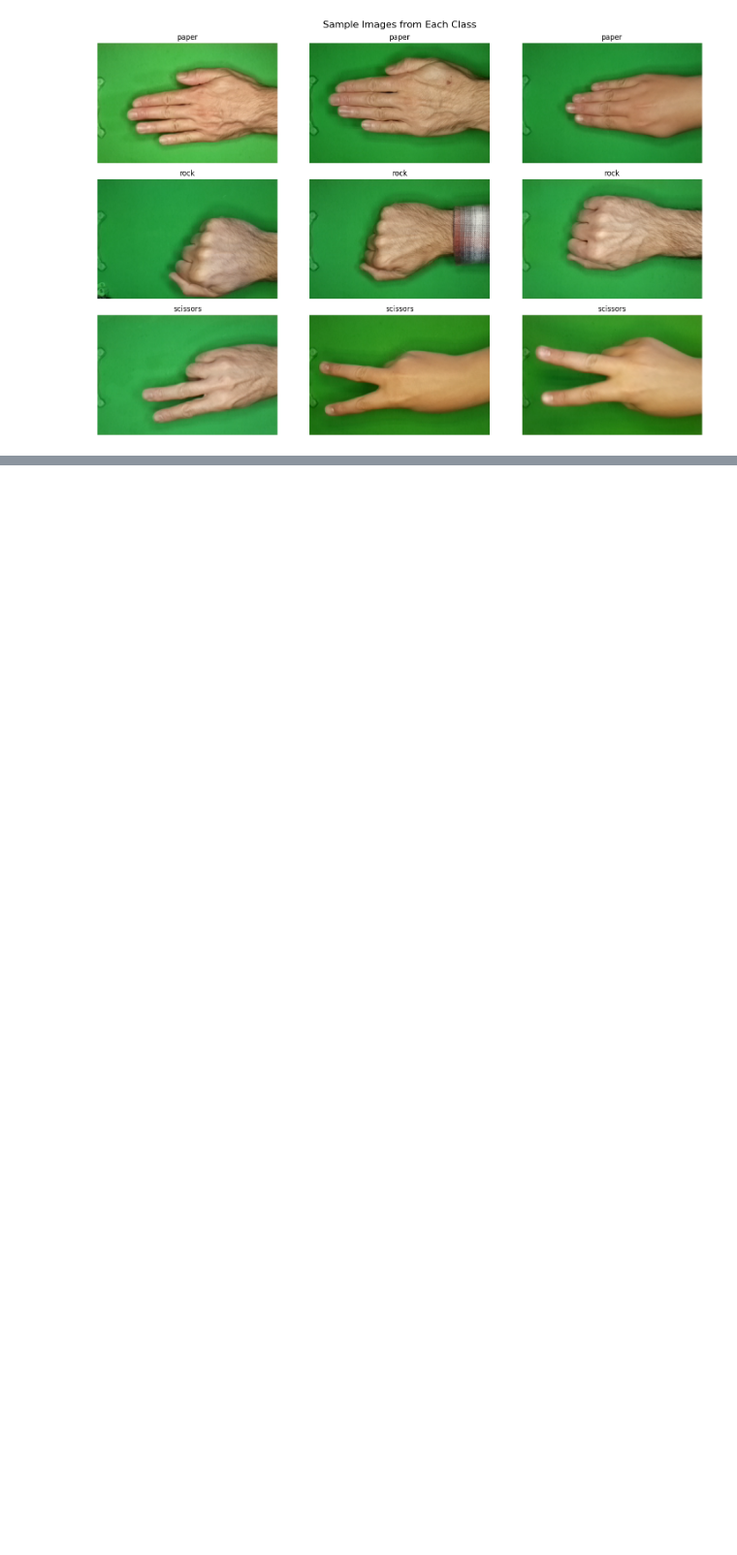
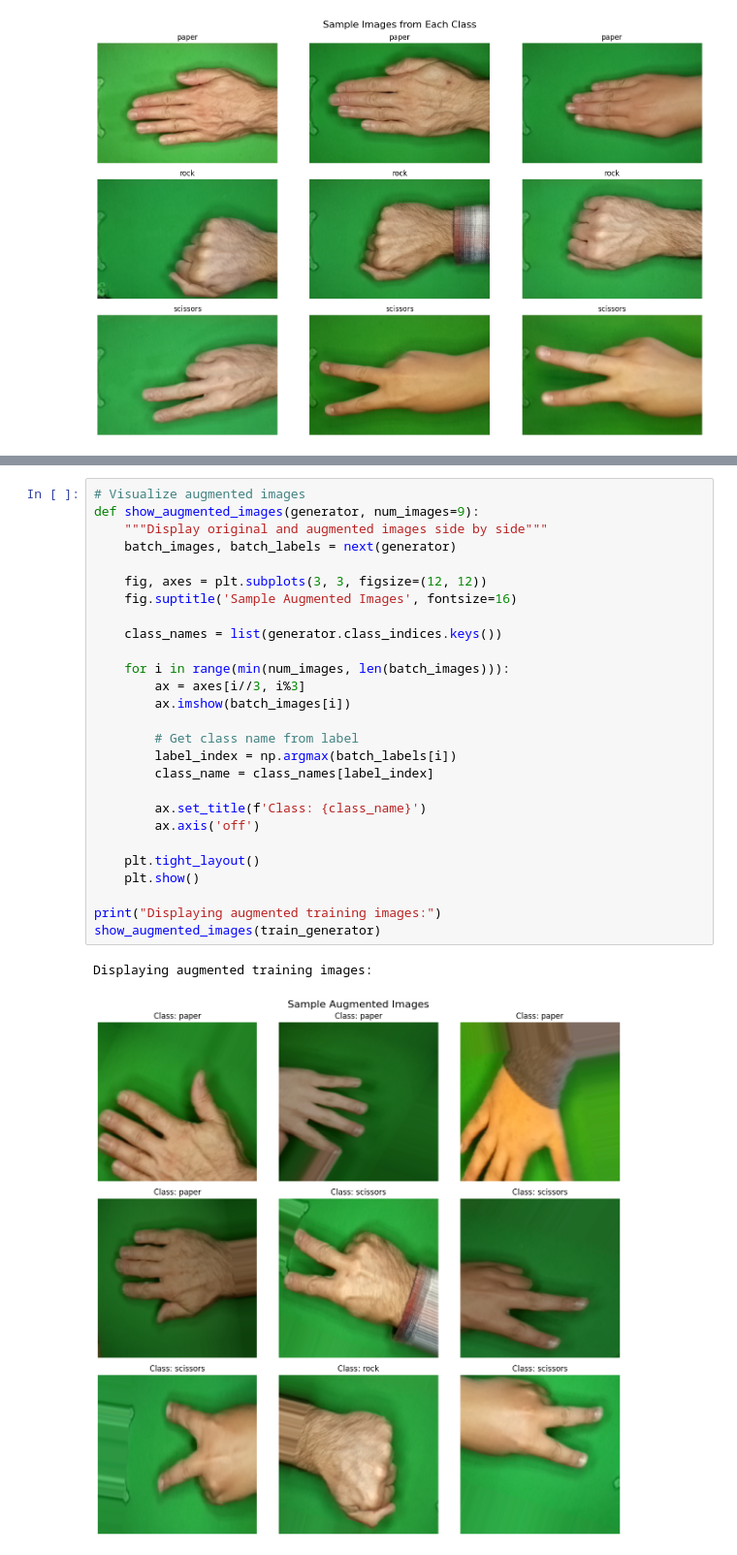
Before and after one commit to Azvier/cnn-rock-paper-scissors, a Jupyter notebook: notebooks/rock-paper-scissors.ipynb, the cells around one changed output, grey strips where cells are left out. Shown at 97% size. Drawn from its saved outputs; the diff is of its cells as text; blank space fills up the shorter version.

Commit message:
feat(rps-notebook): created data generator with rescaling to fit transfer learning model standard size
- image augmentation and rescaling for train data
- only rescaling for validation data

```diff
--- a/notebooks/rock-paper-scissors.ipynb
+++ b/notebooks/rock-paper-scissors.ipynb
@@ -71,0 +139,30 @@ display_sample_images(dataset_path, classes)
+# %%
+# Visualize augmented images
+def show_augmented_images(generator, num_images=9):
+    """Display original and augmented images side by side"""
+    batch_images, batch_labels = next(generator)
+
+    fig, axes = plt.subplots(3, 3, figsize=(12, 12))
+    fig.suptitle('Sample Augmented Images', fontsize=16)
+
+    class_names = list(generator.class_indices.keys())
+
+    for i in range(min(num_images, len(batch_images))):
+        ax = axes[i//3, i%3]
+        ax.imshow(batch_images[i])
+
+        # Get class name from label
+        label_index = np.argmax(batch_labels[i])
+        class_name = class_names[label_index]
+
+        ax.set_title(f'Class: {class_name}')
+        ax.axis('off')
+
+    plt.tight_layout()
+    plt.show()
+
+print("Displaying augmented training images:")
+show_augmented_images(train_generator)
+# %% [output]
+Displaying augmented training images:
+[figure, added]
```
Also changed, not shown: parts of 3 cells of this notebook.
